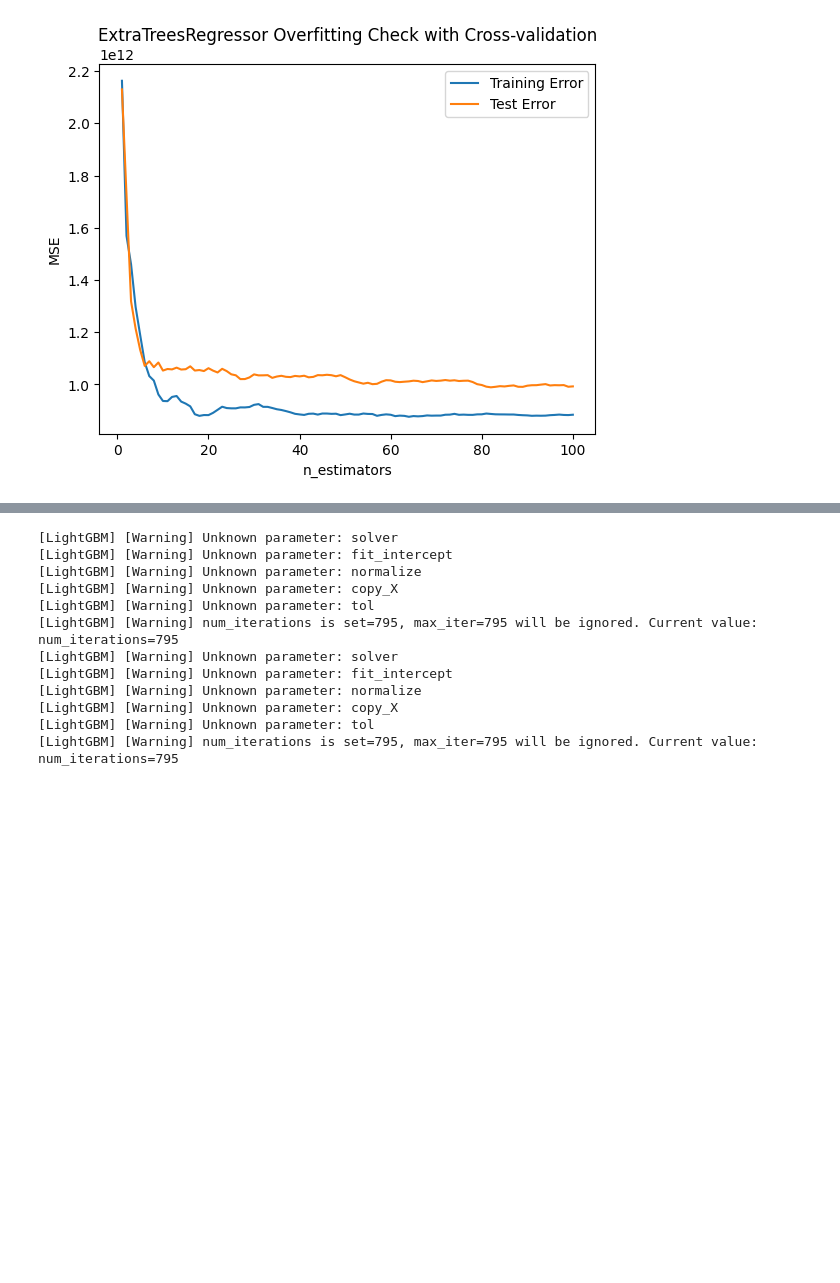
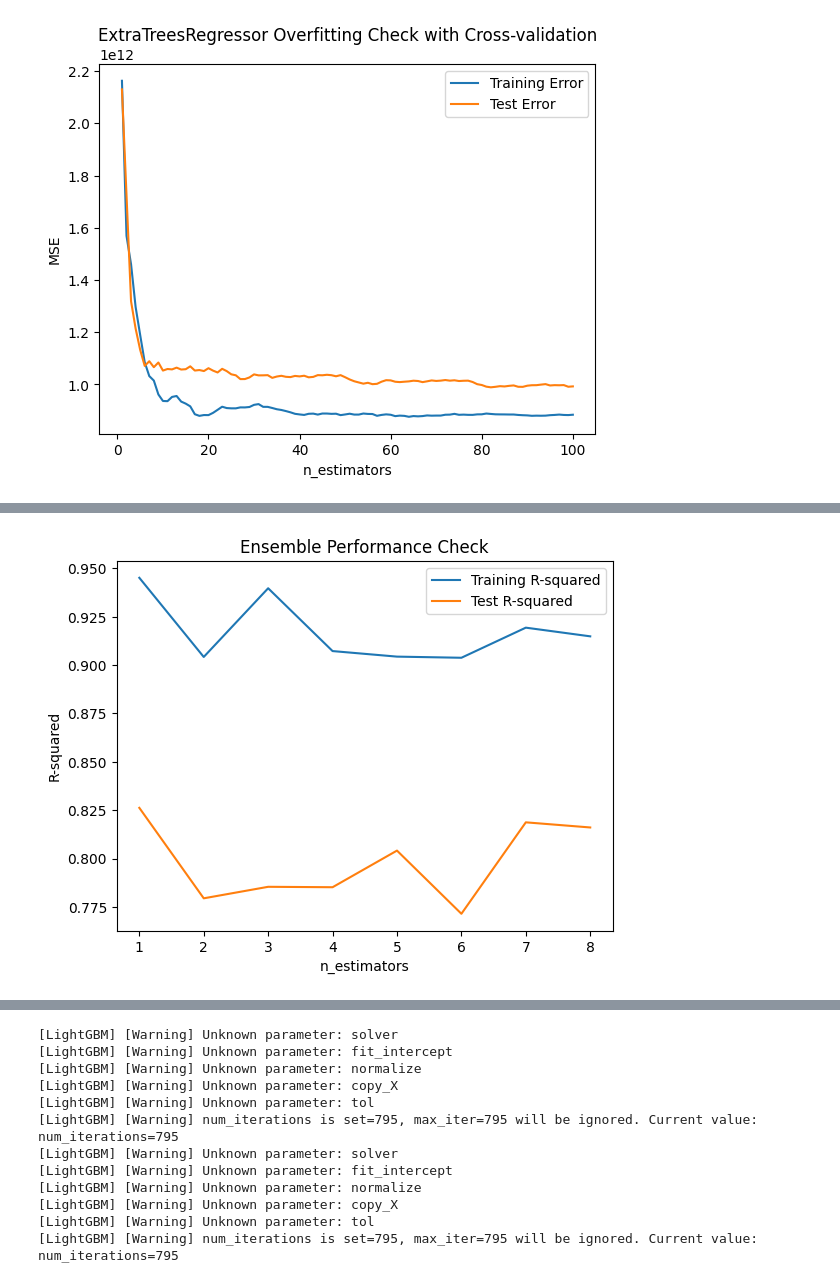
Before and after one commit to Dacon-ai-RunningFive/Dacon-AI, a Jupyter notebook: movie/notebooks/modeling/modeling.ipynb, the cells around one changed output, grey strips where cells are left out. Drawn from its saved outputs; the diff is of its cells as text; code cells hidden in the pictures; blank space fills up the shorter version.

```diff
--- a/movie/notebooks/modeling/modeling.ipynb
+++ b/movie/notebooks/modeling/modeling.ipynb
@@ -1123,3 +992,29 @@ plt.show()
+# %%
+# 성능 시각화
+train_r2_scores = []
+test_r2_scores = []
+n_estimators_range = range(1, rf.n_estimators + 1)
+for n_estimators in n_estimators_range:
+    rf.n_estimators = n_estimators
+    stack = StackingCVRegressor(
+        regressors=[rf, gb, xgb, lgbm, et],
+        meta_regressor=best_model,
+        cv=5,
+        use_features_in_secondary=True
+    )
+    stack.fit(X_train, y_train)
+    train_r2_scores.append(r2_score(y_train, stack.predict(X_train)))
+    test_r2_scores.append(r2_score(y_test, stack.predict(X_test)))
+
+plt.plot(n_estimators_range, train_r2_scores, label="Training R-squared")
+plt.plot(n_estimators_range, test_r2_scores, label="Test R-squared")
+plt.legend()
+plt.xlabel("n_estimators")
+plt.ylabel("R-squared")
+plt.title("Ensemble Performance Check")
+plt.show()
+# %% [output]
+[figure, added]
 # %%
 # 앙상블 모델의 하이퍼파라미터 탐색 공간과 목적 함수 정의
 def stack_objective(trial):
```
Also changed, not shown: parts of 54 cells of this notebook.
